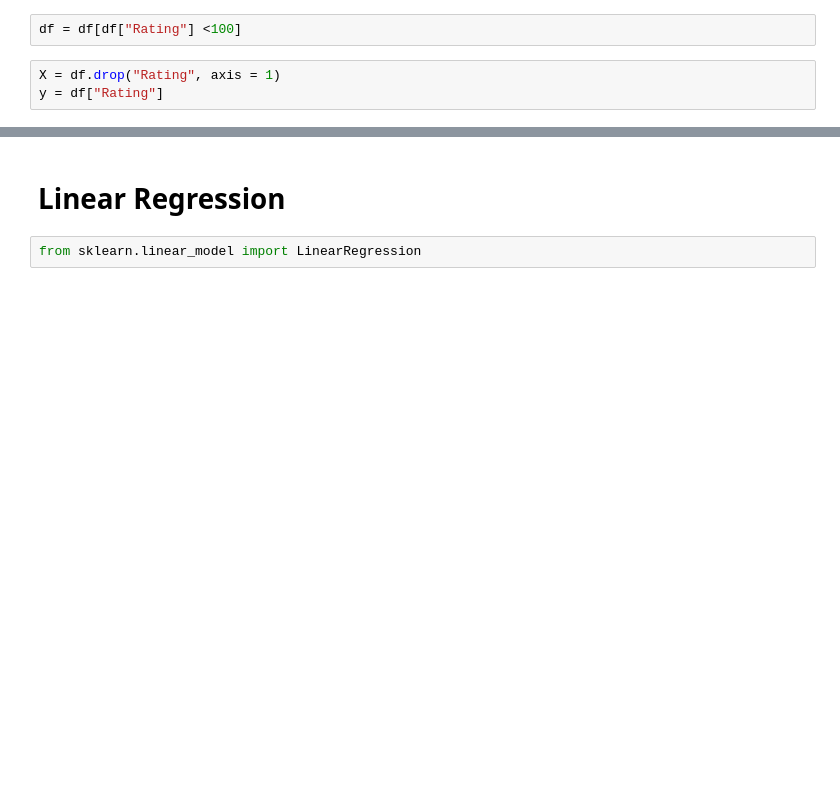
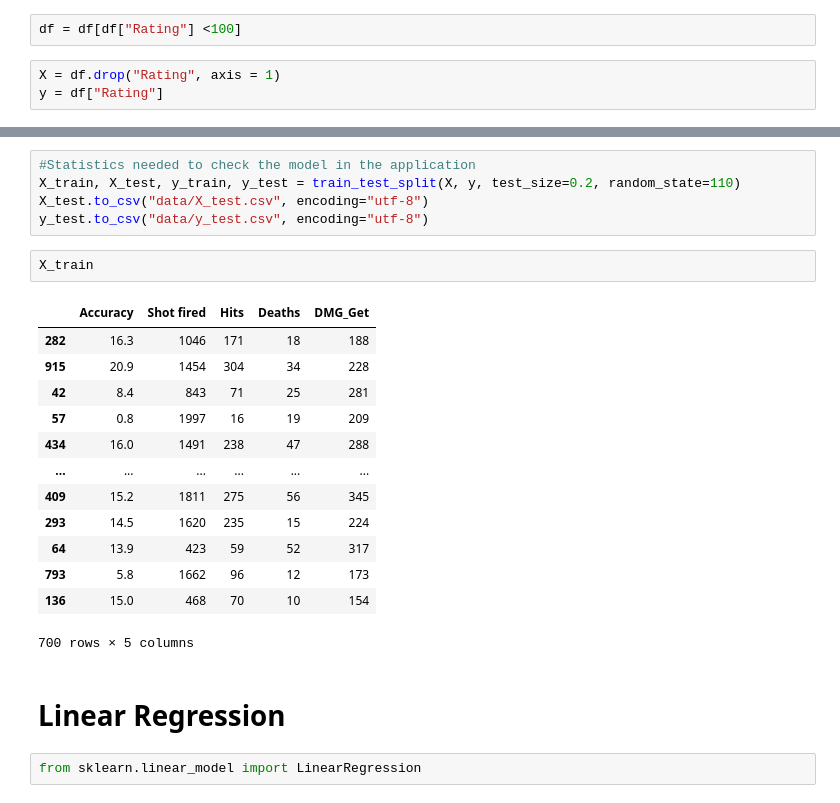
Before and after one commit to KacperChmura1/LaserTag-Project, a Jupyter notebook: Machine_Learning.ipynb, the cells around one changed output, grey strips where cells are left out. Cells and saved outputs as stored; diff of their text form; blank space fills up the shorter version.

```diff
--- a/Machine_Learning.ipynb
+++ b/Machine_Learning.ipynb
@@ -61,3 +86,24 @@ X_train, X_test, y_train, y_test = train_test_split(X, y, test_size=0.2, random_
+# %%
+#Statistics needed to check the model in the application
+X_train, X_test, y_train, y_test = train_test_split(X, y, test_size=0.2, random_state=110)
+X_test.to_csv("data/X_test.csv", encoding="utf-8")
+y_test.to_csv("data/y_test.csv", encoding="utf-8")
+# %%
+X_train
+# %% [output]
+|  | Accuracy | Shot fired | Hits | Deaths | DMG_Get |
+| 282 | 16.3 | 1046 | 171 | 18 | 188 |
+| 915 | 20.9 | 1454 | 304 | 34 | 228 |
+| 42 | 8.4 | 843 | 71 | 25 | 281 |
+| 57 | 0.8 | 1997 | 16 | 19 | 209 |
+| 434 | 16.0 | 1491 | 238 | 47 | 288 |
+| ... | ... | ... | ... | ... | ... |
+| 409 | 15.2 | 1811 | 275 | 56 | 345 |
+| 293 | 14.5 | 1620 | 235 | 15 | 224 |
+| 64 | 13.9 | 423 | 59 | 52 | 317 |
+| 793 | 5.8 | 1662 | 96 | 12 | 173 |
+| 136 | 15.0 | 468 | 70 | 10 | 154 |
+700 rows × 5 columns
 # %% [markdown]
 # Linear Regression
 # %%
```
Also changed, not shown: parts of 21 cells of this notebook, 4 other files.
